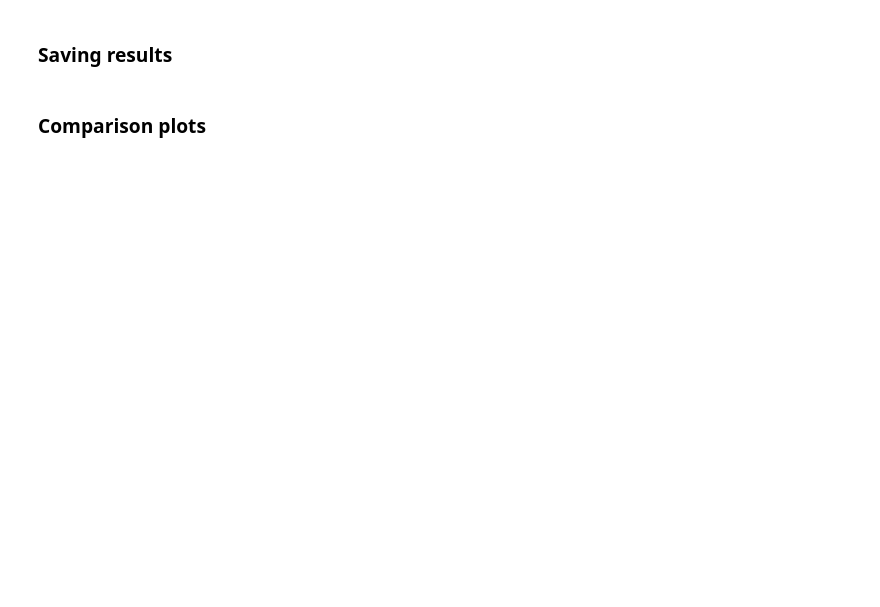
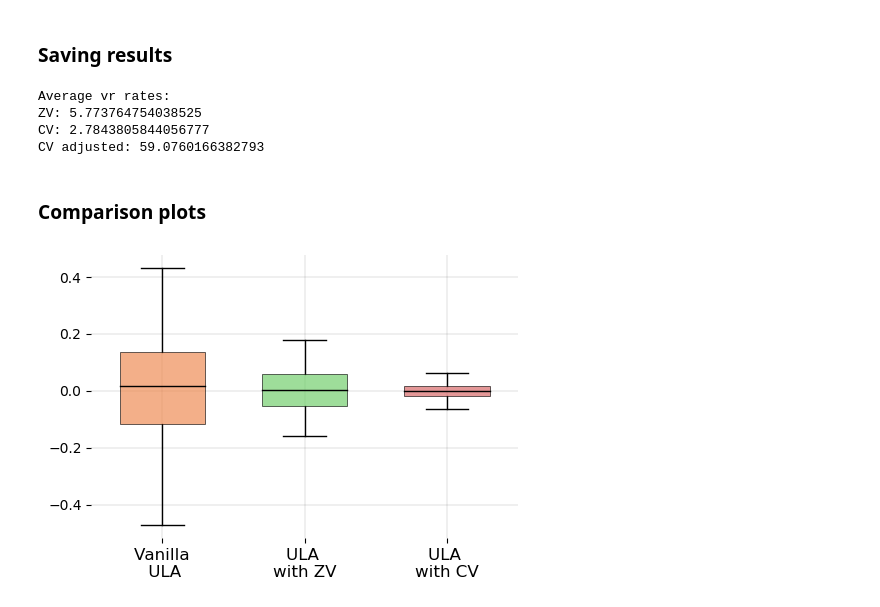
Before and after one commit to svsamsonov/VR-MCMC, a Jupyter notebook: Code/Potential_rezende_new.ipynb, the cells around one changed output. Drawn from its saved outputs; the diff is of its cells as text; code cells hidden in the pictures; blank space fills up the shorter version.

```diff
--- a/Code/Potential_rezende_new.ipynb
+++ b/Code/Potential_rezende_new.ipynb
@@ -153,7 +136,7 @@ def GausCV_adj(traj,traj_grad,samples,f_target,params,W_spec):
     lambda_reg=0.
     x = np.linspace(-5,5,m)
     y = np.linspace(-5,5,m)
-    sigma = np.sqrt(3.0)
+    sigma = 2.0
     xx, yy = np.meshgrid(x,y)
     d = m**2
     #print(xx)
@@ -170,12 +153,43 @@ def GausCV_adj(traj,traj_grad,samples,f_target,params,W_spec):
     Pois = np.concatenate([Psi,-L_psi],axis=0)
     Cov_matr = np.cov(Pois,rowvar = True)
     H_cv = Cov_matr[:d,d:]
-    b_cv = ((Psi - Psi.mean(axis=1).reshape(deg,1)) @ (samples - samples.mean(axis=0)))/(samples.shape[0]-1)
-    theta = np.linalg.inv(H_cv + lambda_reg*np.eye(deg)) @ b_cv
+    b_cv = ((Psi - Psi.mean(axis=1).reshape(d,1)) @ (samples - samples.mean(axis=0)))/(samples.shape[0]-1)
+    theta = np.linalg.inv(H_cv + lambda_reg*np.eye(d)) @ b_cv
     CV_est = samples + L_psi.T @ theta
     mean_CV = np.mean(CV_est, axis = 0)
     var_CV = Spectral_var(CV_est[:,0],W_spec)
     return mean_CV, var_CV
+
+def GausZV(traj,traj_grad,samples,f_target,params,W_spec):
+    """
+    returns matrix of gaussian CV's
+    """
+    #m=7 - good
+    m=7
+    lambda_reg=0.
+    x = np.linspace(-5,5,m)
+    y = np.linspace(-5,5,m)
+    sigma = 2.0
+    xx, yy = np.meshgrid(x,y)
+    d = m**2
+    #print(xx)
+    mu = np.concatenate((xx.reshape((-1,1)),yy.reshape((-1,1))),axis=1)
+    #Nabla_psi = np.zeros((d,samples.shape[0]),dtype=float)
+    Psi = np.zeros((d,samples.shape[0]),dtype=float)
+    L_psi = np.zeros((d,samples.shape[0]),dtype=float)
+    for i in range(d):
+        #Nabla_psi[i] = (i+1)*(traj[:,0]**i)
+        Psi[i] = np.exp(-(np.sum((traj-mu[i])**2,axis=1)/(2*sigma**2)))
+        L_psi[i] = (np.sum(traj_grad*(traj-mu[i])/sigma**2,axis=1) \
+                    +(np.sum((traj-mu[i])**2,axis=1)/sigma**4 - traj.shape[1]/sigma**2))*Psi[i]
+    #compute main matrix
+    H_zv = np.cov(L_psi,rowvar = True)
+    b_zv = ((L_psi - L_psi.mean(axis=1).reshape(d,1)) @ (samples - samples.mean(axis=0)))/(samples.shape[0]-1)
+    theta = np.linalg.inv(H_zv + lambda_reg*np.eye(d)) @ b_zv
+    ZV_est = samples - L_psi.T @ theta
+    mean_ZV = np.mean(ZV_est, axis = 0)
+    var_ZV = Spectral_var(ZV_est[:,0],W_spec)
+    return mean_ZV, var_ZV
 
 def CVpolyGaussian(traj, traj_grad, f_target, params, W_spec):
     n,d = traj.shape
@@ -224,7 +238,7 @@ def Eval_ZVCV_Gaus(traj,traj_grad, f_target, params, W_spec):
         samples = samples[0]
     mean_vanilla = np.mean(samples)
     vars_vanilla = Spectral_var(samples[:,0],W_spec)
-    mean_ZV, var_ZV = ZVpolyOne(traj,traj_grad,f_target,params,W_spec)
+    mean_ZV, var_ZV = GausZV(traj,traj_grad,samples,f_target,params,W_spec)
     mean_CV_vanilla, var_CV_vanilla = CVpolyGaussian(traj,traj_grad,f_target,params,W_spec)
     mean_CV_adj, var_CV_adj = GausCV_adj(traj,traj_grad,samples,f_target,params,W_spec)
     return (mean_vanilla,mean_ZV,mean_CV_vanilla,mean_CV_adj), (vars_vanilla,var_ZV,var_CV_vanilla,var_CV_adj)
@@ -265,18 +277,26 @@ print(res_arr.shape)
 # %%
 #np.save("rezende/rwm_quadratic_15_04.npy",res_arr)
 print("Average vr rates:")
-print("ZV-1:",np.mean(res_arr[:,1,0]/res_arr[:,1,1]))
-print("CV-1:",np.mean(res_arr[:,1,0]/res_arr[:,1,2]))
+print("ZV:",np.mean(res_arr[:,1,0]/res_arr[:,1,1]))
+print("CV:",np.mean(res_arr[:,1,0]/res_arr[:,1,2]))
+print("CV adjusted:",np.mean(res_arr[:,1,0]/res_arr[:,1,3]))
 #print("ZV-2:",np.mean(res_arr[:,1,0]/res_arr[:,1,2]))
 #print("CV-2:",np.mean(res_arr[:,1,0]/res_arr[:,1,4]))
+# %% [output]
+Average vr rates:
+ZV: 5.773764754038525
+CV: 2.7843805844056777
+CV adjusted: 59.0760166382793
 # %% [markdown]
 ### Comparison plots
 # %%
 title = ""
-labels = ['Vanilla\n RWM', 'RWM \nwith ZV-1', 'RWM \nwith CV-1']
+labels = ['Vanilla\n ULA', 'ULA \nwith ZV', 'ULA \nwith CV']
 # %%
-data = [res_arr[:,0,0],res_arr[:,0,1],res_arr[:,0,2]]
+data = [res_arr[:,0,0],res_arr[:,0,1],res_arr[:,0,3]]
 boxplot_ind(data, title, labels)
+# %% [output]
+[figure, added]
 # %%
 title = ""
 labels = ['ULA \nwith ZV-1', 'ULA \nwith CV-1']
```
Also changed, not shown: parts of 6 cells of this notebook.
